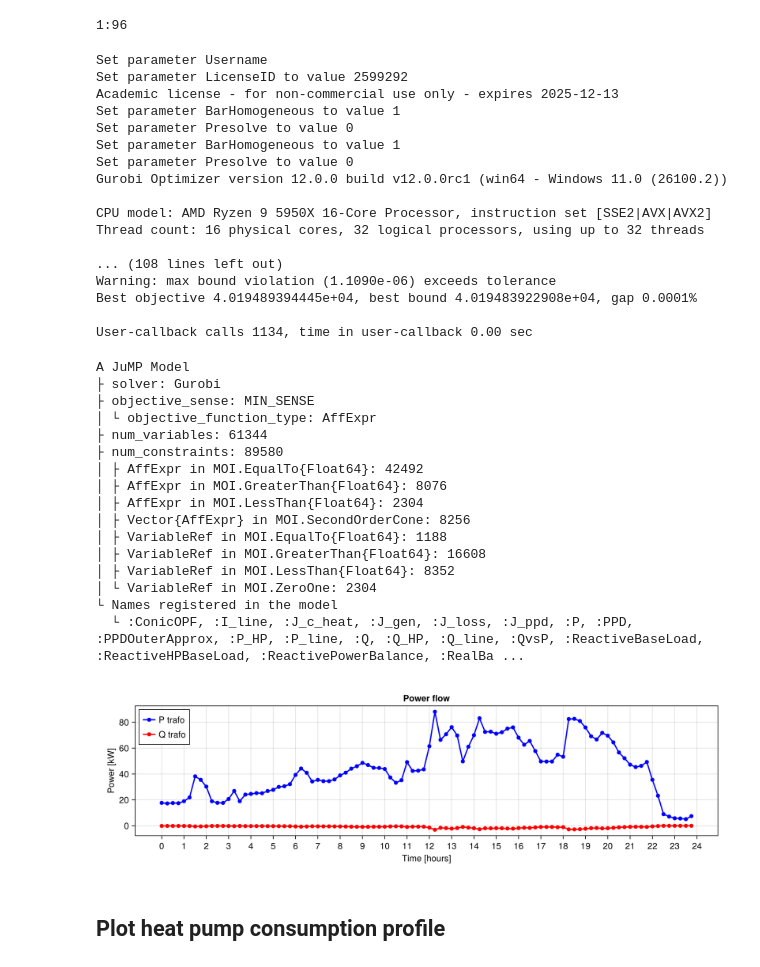
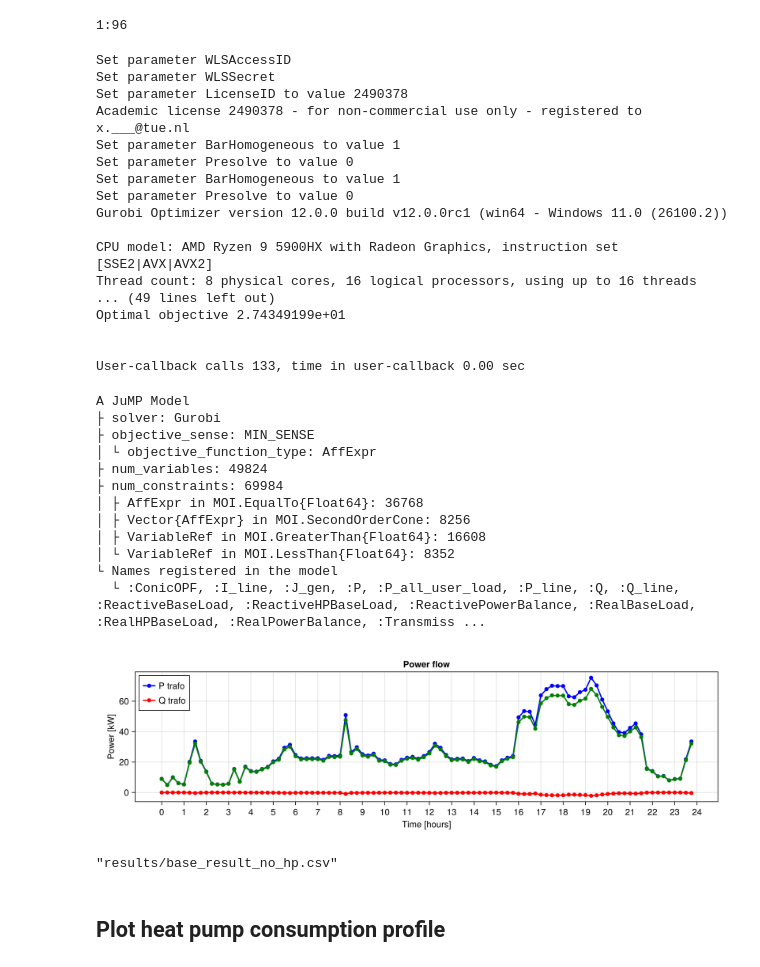
Before and after one commit to XinLiTue/Congestion-Management-based-on-Thermal-Comfort, a Jupyter notebook: OPF-jl.ipynb, the cells around one changed output. Saved outputs shown, nothing was run; the diff lists cells and outputs as text; code cells hidden in the pictures.

Commit message:
Add base result

```diff
--- a/OPF-jl.ipynb
+++ b/OPF-jl.ipynb
@@ -329,46 +342,51 @@ model = GEC(network=network,
             medians=medians,
             meta = meta,
             silent=false,
-            T=T
+            T=T,
+            model_hp=false
 )
 # %% [output]
-Set parameter Username
-Set parameter LicenseID to value 2599292
-Academic license - for non-commercial use only - expires 2025-12-13
+Set parameter WLSAccessID
+Set parameter WLSSecret
+Set parameter LicenseID to value 2490378
+Academic license 2490378 - for non-commercial use only - registered to x.___@tue.nl
 Set parameter BarHomogeneous to value 1
 Set parameter Presolve to value 0
 Set parameter BarHomogeneous to value 1
 Set parameter Presolve to value 0
 Gurobi Optimizer version 12.0.0 build v12.0.0rc1 (win64 - Windows 11.0 (26100.2))
 
-CPU model: AMD Ryzen 9 5950X 16-Core Processor, instruction set [SSE2|AVX|AVX2]
-Thread count: 16 physical cores, 32 logical processors, using up to 32 threads
+CPU model: AMD Ryzen 9 5900HX with Radeon Graphics, instruction set [SSE2|AVX|AVX2]
+Thread count: 8 physical cores, 16 logical processors, using up to 16 threads
+... (49 lines left out)
+Optimal objective 2.74349199e+01
 
-... (108 lines left out)
-Warning: max bound violation (1.1090e-06) exceeds tolerance
-Best objective 4.019489394445e+04, best bound 4.019483922908e+04, gap 0.0001%
 
-User-callback calls 1134, time in user-callback 0.00 sec
+User-callback calls 133, time in user-callback 0.00 sec
 A JuMP Model
 ├ solver: Gurobi
 ├ objective_sense: MIN_SENSE
 │ └ objective_function_type: AffExpr
-├ num_variables: 61344
-├ num_constraints: 89580
-│ ├ AffExpr in MOI.EqualTo{Float64}: 42492
-│ ├ AffExpr in MOI.GreaterThan{Float64}: 8076
-│ ├ AffExpr in MOI.LessThan{Float64}: 2304
+├ num_variables: 49824
+├ num_constraints: 69984
+│ ├ AffExpr in MOI.EqualTo{Float64}: 36768
 │ ├ Vector{AffExpr} in MOI.SecondOrderCone: 8256
-│ ├ VariableRef in MOI.EqualTo{Float64}: 1188
 │ ├ VariableRef in MOI.GreaterThan{Float64}: 16608
-│ ├ VariableRef in MOI.LessThan{Float64}: 8352
-│ └ VariableRef in MOI.ZeroOne: 2304
+│ └ VariableRef in MOI.LessThan{Float64}: 8352
 └ Names registered in the model
-  └ :ConicOPF, :I_line, :J_c_heat, :J_gen, :J_loss, :J_ppd, :P, :PPD, :PPDOuterApprox, :P_HP, :P_line, :Q, :Q_HP, :Q_line, :QvsP, :ReactiveBaseLoad, :ReactiveHPBaseLoad, :ReactivePowerBalance, :RealBa ...
+  └ :ConicOPF, :I_line, :J_gen, :P, :P_all_user_load, :P_line, :Q, :Q_line, :ReactiveBaseLoad, :ReactiveHPBaseLoad, :ReactivePowerBalance, :RealBaseLoad, :RealHPBaseLoad, :RealPowerBalance, :Transmiss ...
-# %%
-plot_pq(model, 55, S_base=S_base)
-# %% [output]
-[figure, removed]
+# %%
+P_all_user_load = Vector(value.(model[:P_all_user_load])) .* S_base .* -1E-3
+fig = plot_pq(model, 55, S_base=S_base)
+scatterlines!(P_all_user_load, color=:green, label="Total user load [kW]", linewidth=2)
+fig
+# %% [output]
+[figure, added]
+# %%
+# sqrt.(value.(model[:v])) .* V_base
+save_result_csv(model, "results/base_result_no_hp.csv")
+# %% [output]
+"results/base_result_no_hp.csv"
 # %% [markdown]
 ## Plot heat pump consumption profile
 # %%
```
Also changed, not shown: parts of 9 cells of this notebook, 7 other files.
